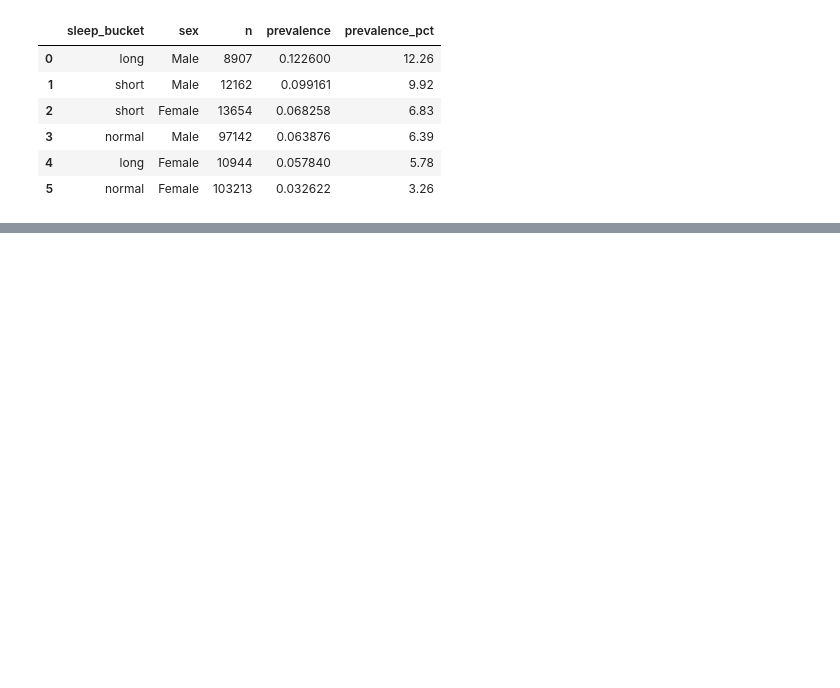
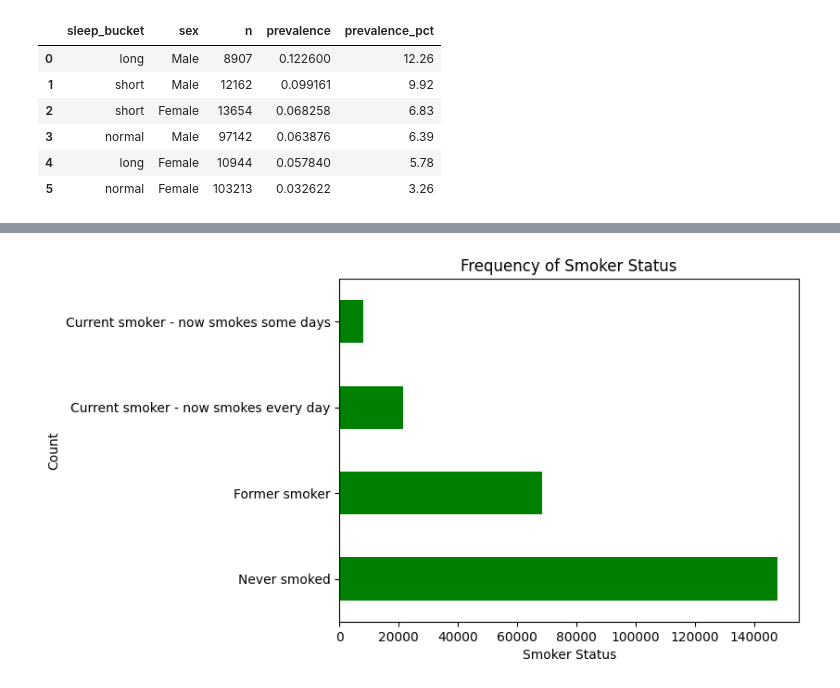
Before and after one commit to sjsu-cs133-f25/team6-healthdata, a Jupyter notebook: notebooks/projectAssignment02.ipynb, the cells around one changed output, grey strips where cells are left out. Cells and saved outputs as stored; diff of their text form; code cells hidden in the pictures; blank space fills up the shorter version.

```diff
--- a/notebooks/projectAssignment02.ipynb
+++ b/notebooks/projectAssignment02.ipynb
@@ -257,0 +282,10 @@ if need.issubset(hp_imputed.columns):
+# %%
+# D2 frequency/compare chart #1
+
+df['smokerstatus'].value_counts().plot(kind='barh', color='green')
+plt.xlabel('Smoker Status')
+plt.ylabel('Count')
+plt.title('Frequency of Smoker Status')
+plt.show()
+# %% [output]
+[figure, added]
```
Also changed, not shown: parts of 6 cells of this notebook.
